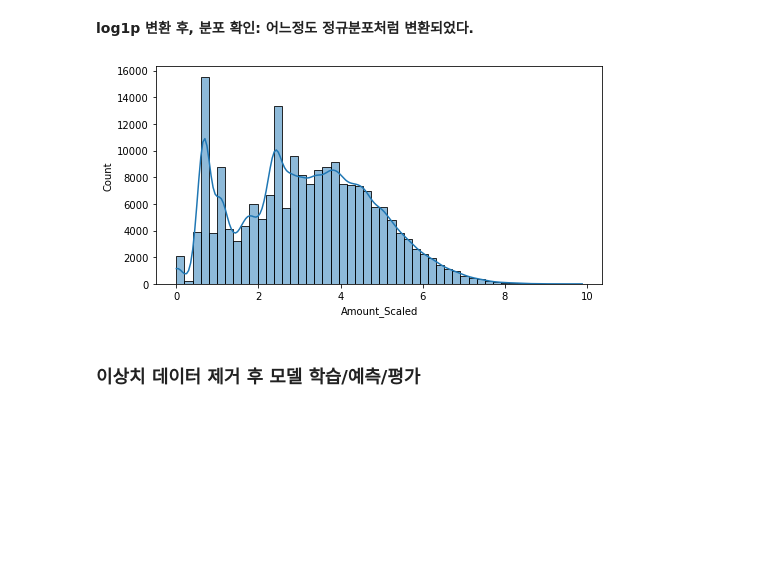
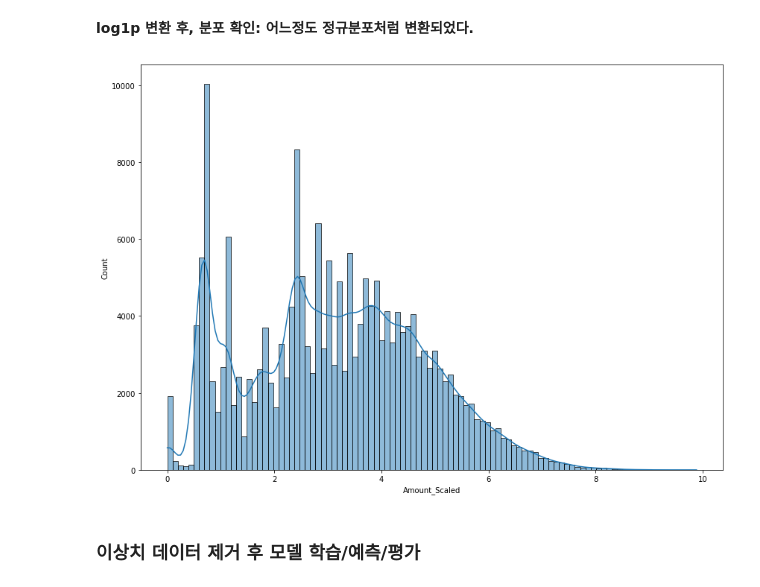
Before and after one commit to netsus/ML_PerfectGuide, a Jupyter notebook: 4장/4.10_ 분류실습_신용카드_사기검출.ipynb, the cells around one changed output. Cells and saved outputs as stored; diff of their text form; code cells hidden in the pictures; blank space fills up the shorter version.

```diff
--- a/4장/4.10_ 분류실습_신용카드_사기검출.ipynb
+++ b/4장/4.10_ 분류실습_신용카드_사기검출.ipynb
@@ -296,12 +344,11 @@ get_model_train_eval(lgbm_clf, ftr_train=X_train, ftr_test=X_test, tgt_train=y_t
 **log1p 변환 후, 분포 확인: 어느정도 정규분포처럼 변환되었다.**
 # %%
 import seaborn as sns
-
-plt.figure(figsize=(8, 4))
-sns.histplot(X_train['Amount_Scaled'], bins=50, kde=True)
+plt.figure(figsize=(14,10))
+sns.histplot(x=X_train.Amount_Scaled, bins=100, kde=True)
 plt.show()
 # %% [output]
-[figure, old version]
+[figure, new version]
 # %% [markdown]
 ### 이상치 데이터 제거 후 모델 학습/예측/평가
 # %% [markdown]
```
Also changed, not shown: parts of 29 cells of this notebook.
